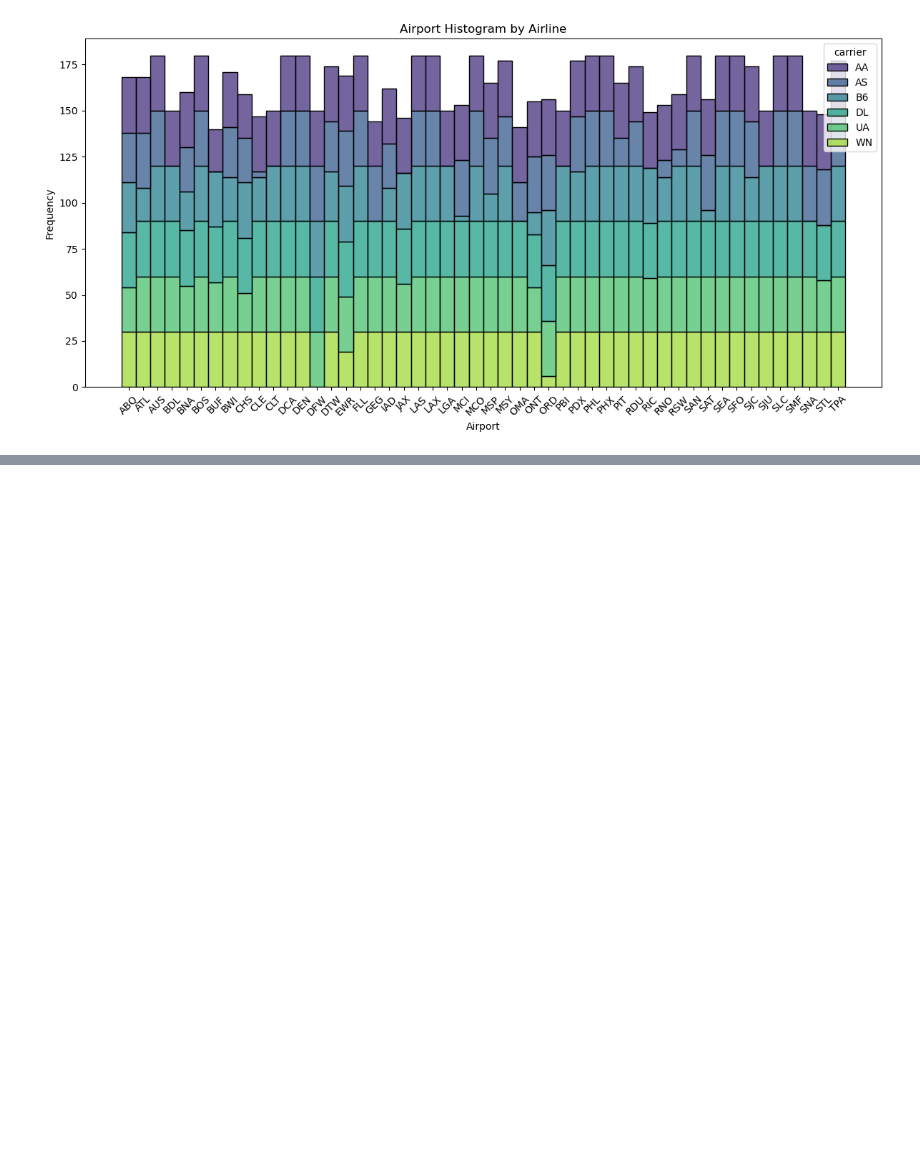
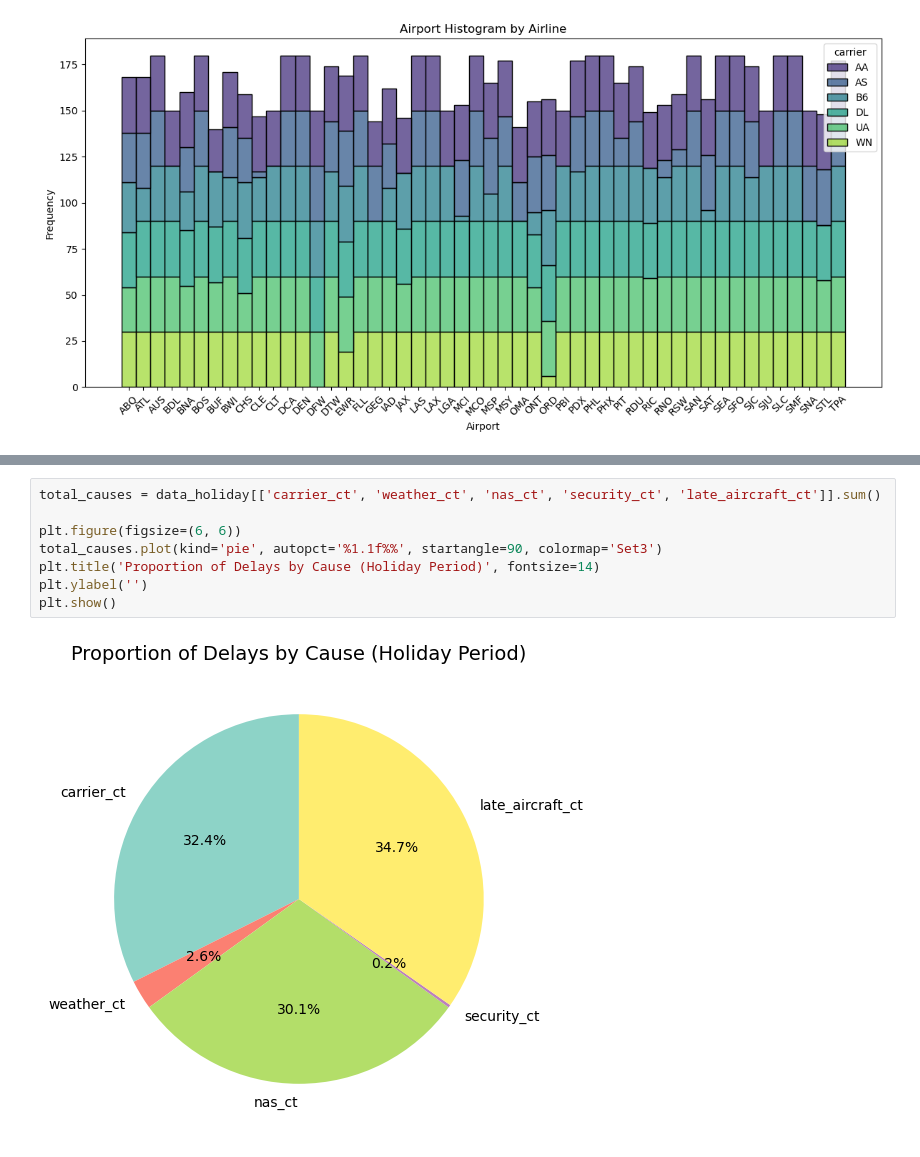
Before and after one commit to lingyuehao/Data_Dawgs, a Jupyter notebook: Data-Dawgs.ipynb, the cells around one changed output, grey strips where cells are left out. Drawn from its saved outputs; the diff is of its cells as text; blank space fills up the shorter version.

```diff
--- a/Data-Dawgs.ipynb
+++ b/Data-Dawgs.ipynb
@@ -523,0 +561,10 @@ Name: count, dtype: int64
+# %%
+total_causes = data_holiday[['carrier_ct', 'weather_ct', 'nas_ct', 'security_ct', 'late_aircraft_ct']].sum()
+
+plt.figure(figsize=(6, 6))
+total_causes.plot(kind='pie', autopct='%1.1f%%', startangle=90, colormap='Set3')
+plt.title('Proportion of Delays by Cause (Holiday Period)', fontsize=14)
+plt.ylabel('')
+plt.show()
+# %% [output]
+[figure, added]
```
Also changed, not shown: parts of 9 cells of this notebook.
